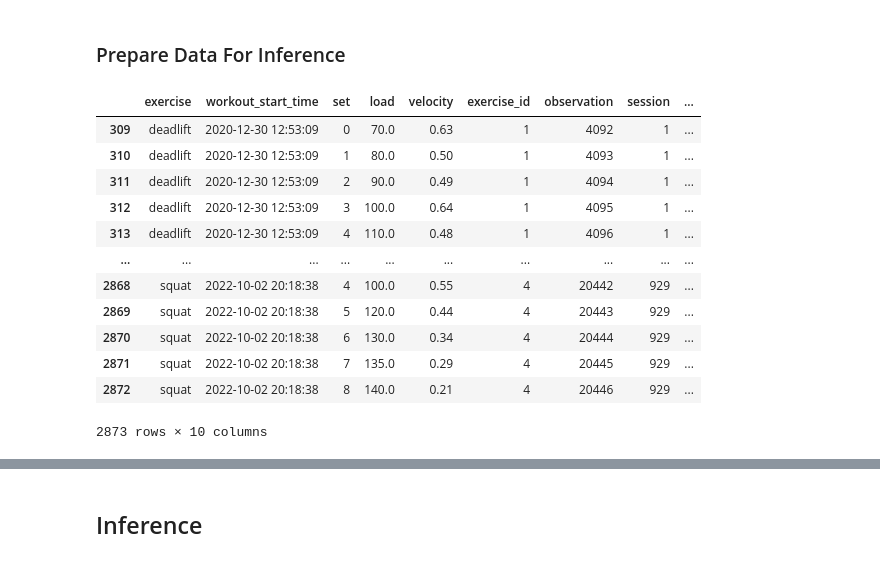
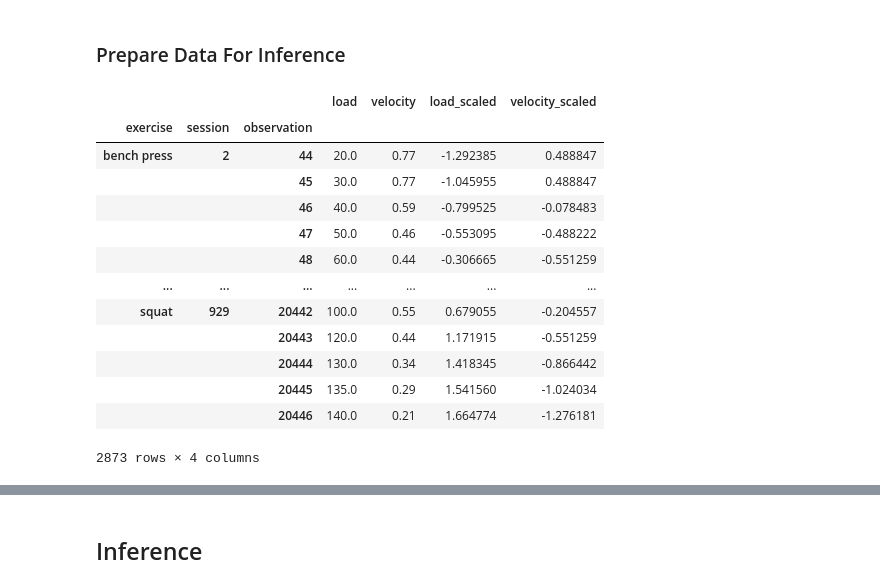
Before and after one commit to mattiasthalen/Bayesian-Velocity-Profiling, a Jupyter notebook: Bayesian_Velocity_Profiling.ipynb, the cells around one changed output, grey strips where cells are left out. Saved outputs shown, nothing was run; the diff lists cells and outputs as text; code cells hidden in the pictures.

Commit message:
Refactor session exercise idx

```diff
--- a/Bayesian_Velocity_Profiling.ipynb
+++ b/Bayesian_Velocity_Profiling.ipynb
@@ -517,8 +517,6 @@ ds.coords['max_load_pr_flag'] = ds['rolling_max_load'].diff('workout_start_time'
 ds.coords['max_load_pr_flag'] = ds.coords['max_load_pr_flag'].fillna(0).astype(int)
 
 # Add indexing for inference
-ds.coords['session_exercise'] = (session_stack, ds['exercise'].broadcast_like(ds['workout_start_time']).transpose().values)
-
 session_shape = [ds.dims[i] for i in session_stack]
 ds.coords['session'] = (session_stack, np.arange(np.prod(session_shape)).reshape(session_shape))
 
@@ -568,37 +546,39 @@ time: 21 ms (started: 2022-10-03 07:43:32 +00:00)
 # %% [markdown]
 ### Prepare Data For Inference
 # %%
-regr_data = (ds[['load', 'set_velocities', 'exercise_id', 'observation', 'session']]
+regr_data = (ds[['load', 'set_velocities', 'observation', 'session']]
              .pint.dequantify()
              .sel({'aggregation': 'max'}, drop = True)
-             .where(data.coords['set_type'] != 'Back Off')
-             .where(data.coords['exercise'] != 'front squat')
+             .where(ds.coords['set_type'] != 'Back Off')
+             .where(ds.coords['exercise'] != 'front squat')
              .drop_vars(['set_type', 'max_load_pr_flag'])
              .to_dataframe()
              .dropna()
              .reset_index()
-             .sort_values(by = ['workout_start_time', 'exercise', 'set'])
+             .set_index(['exercise', 'session', 'observation'])
+             .drop(['set', 'workout_start_time'], axis = 1)
              .rename(columns = {'set_velocities': 'velocity'}))
 
 # Standardize data to simplify inference
 load_scaler = sklearn.preprocessing.StandardScaler()
 regr_data['load_scaled'] = load_scaler.fit_transform(regr_data['load'].values.reshape(-1, 1))
 
 velocity_scaler = sklearn.preprocessing.StandardScaler()
 regr_data['velocity_scaled'] = velocity_scaler.fit_transform(regr_data['velocity'].values.reshape(-1, 1))
 
 regr_data
 # %% [output]
-|  | exercise | workout_start_time | set | load | velocity | exercise_id | observation | session | ... |
-| 309 | deadlift | 2020-12-30 12:53:09 | 0 | 70.0 | 0.63 | 1 | 4092 | 1 | ... |
-| 310 | deadlift | 2020-12-30 12:53:09 | 1 | 80.0 | 0.50 | 1 | 4093 | 1 | ... |
-| 311 | deadlift | 2020-12-30 12:53:09 | 2 | 90.0 | 0.49 | 1 | 4094 | 1 | ... |
-| 312 | deadlift | 2020-12-30 12:53:09 | 3 | 100.0 | 0.64 | 1 | 4095 | 1 | ... |
-| 313 | deadlift | 2020-12-30 12:53:09 | 4 | 110.0 | 0.48 | 1 | 4096 | 1 | ... |
-| ... | ... | ... | ... | ... | ... | ... | ... | ... | ... |
-| 2868 | squat | 2022-10-02 20:18:38 | 4 | 100.0 | 0.55 | 4 | 20442 | 929 | ... |
-| 2869 | squat | 2022-10-02 20:18:38 | 5 | 120.0 | 0.44 | 4 | 20443 | 929 | ... |
-| 2870 | squat | 2022-10-02 20:18:38 | 6 | 130.0 | 0.34 | 4 | 20444 | 929 | ... |
-| 2871 | squat | 2022-10-02 20:18:38 | 7 | 135.0 | 0.29 | 4 | 20445 | 929 | ... |
-| 2872 | squat | 2022-10-02 20:18:38 | 8 | 140.0 | 0.21 | 4 | 20446 | 929 | ... |
+|  |  |  | load | velocity | load_scaled | velocity_scaled |
+| exercise | session | observation |  |  |  |  |
+| bench press | 2 | 44 | 20.0 | 0.77 | -1.292385 | 0.488847 |
+|  |  | 45 | 30.0 | 0.77 | -1.045955 | 0.488847 |
+|  |  | 46 | 40.0 | 0.59 | -0.799525 | -0.078483 |
+|  |  | 47 | 50.0 | 0.46 | -0.553095 | -0.488222 |
+|  |  | 48 | 60.0 | 0.44 | -0.306665 | -0.551259 |
+| ... | ... | ... | ... | ... | ... | ... |
+| squat | 929 | 20442 | 100.0 | 0.55 | 0.679055 | -0.204557 |
+|  |  | 20443 | 120.0 | 0.44 | 1.171915 | -0.551259 |
+|  |  | 20444 | 130.0 | 0.34 | 1.418345 | -0.866442 |
+|  |  | 20445 | 135.0 | 0.29 | 1.541560 | -1.024034 |
+|  |  | 20446 | 140.0 | 0.21 | 1.664774 | -1.276181 |
-2873 rows × 10 columns
+2873 rows × 4 columns
```
Also changed, not shown: parts of 21 cells of this notebook.
